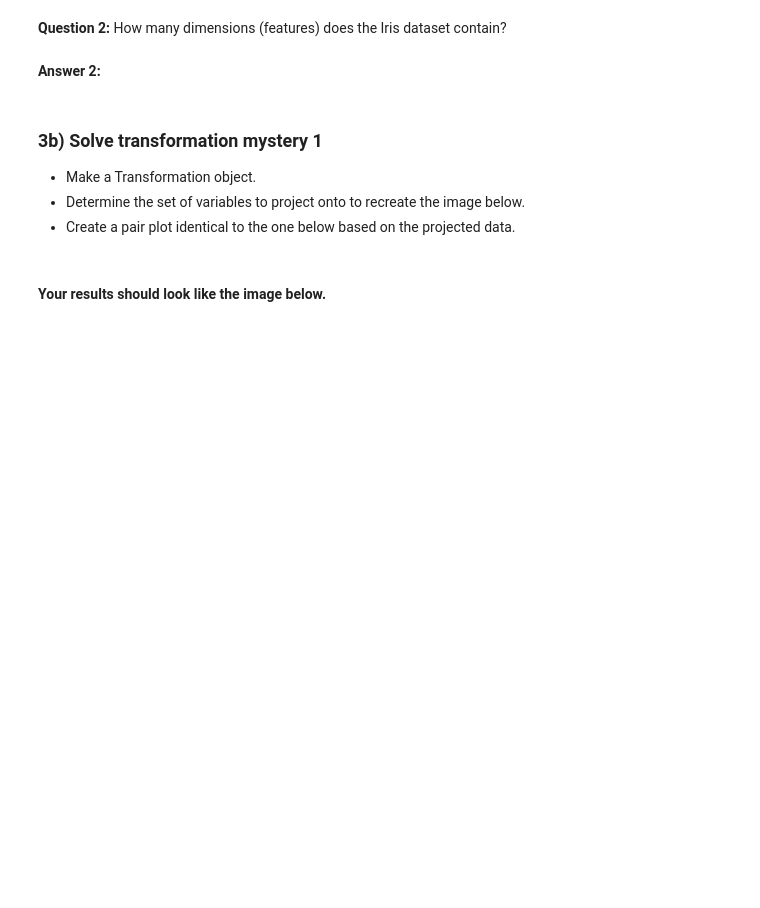
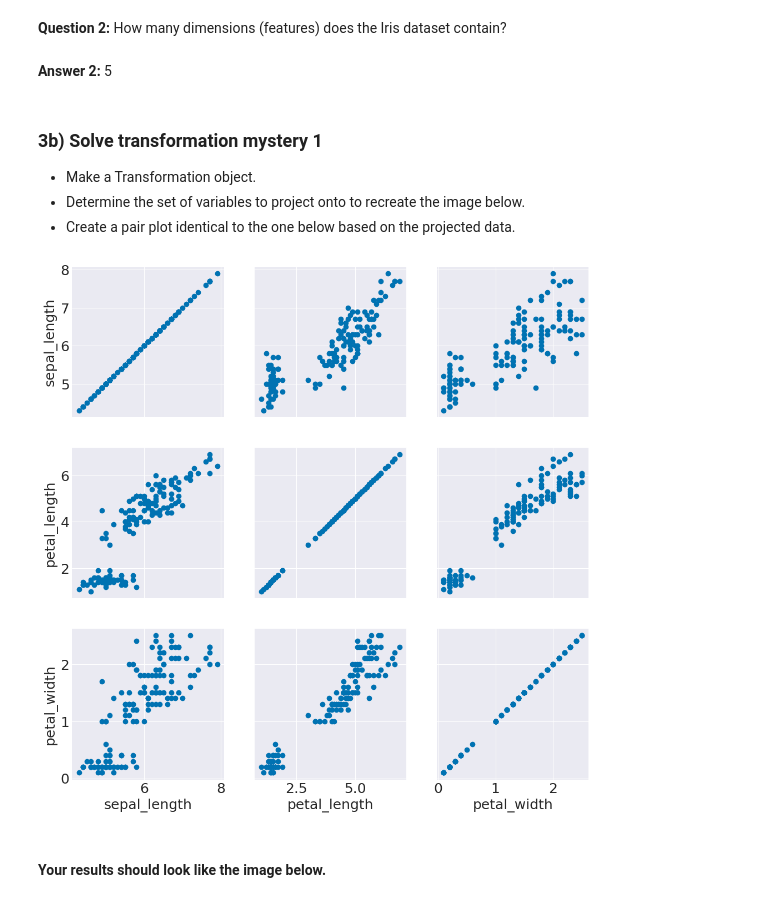
Before and after one commit to thecodingaviator/cs251, a Jupyter notebook: project2/transformations.ipynb, the cells around one changed output. Drawn from its saved outputs; the diff is of its cells as text; code cells hidden in the pictures; blank space fills up the shorter version.

Commit message:
project 2 and lab2b

```diff
--- a/project2/transformations.ipynb
+++ b/project2/transformations.ipynb
@@ -196,7 +194,7 @@ AttributeError: 'Data' object has no attribute 'shape'
 # %% [markdown]
 **Question 2:** How many dimensions (features) does the Iris dataset contain?
 # %% [markdown]
-**Answer 2:**
+**Answer 2:** 5
 # %% [markdown]
 ### 3b) Solve transformation mystery 1
 
@@ -208,3 +204,12 @@ AttributeError: 'Data' object has no attribute 'shape'
+# %%
+data_obj = data.Data(filepath='data/iris.csv')
+transformation_obj = transformation.Transformation(data_obj)
+
+transformation_obj.project(['sepal_length', 'petal_length', 'petal_width'])
+
+transformation_obj.pair_plot(data_vars=['sepal_length', 'petal_length', 'petal_width']);
+# %% [output]
+[figure, added]
 # %% [markdown]
 #### Your results should look like the image below.
 
```
Also changed, not shown: parts of 15 cells of this notebook, 8 other files.
